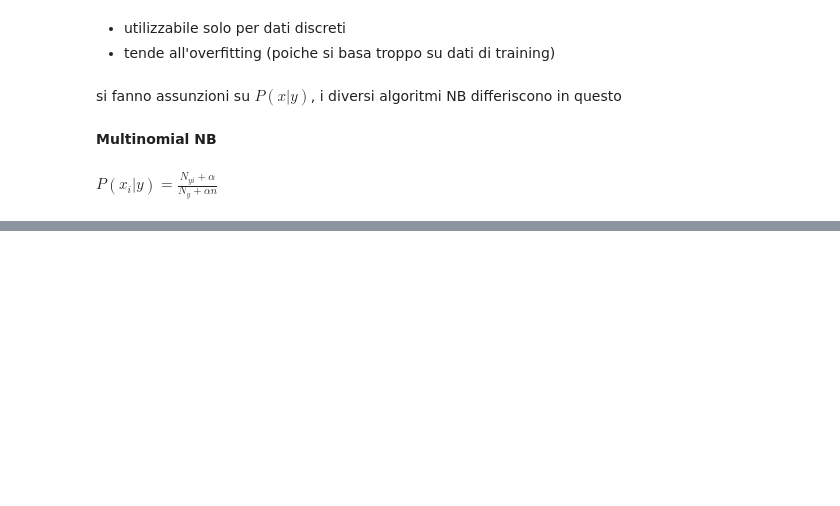
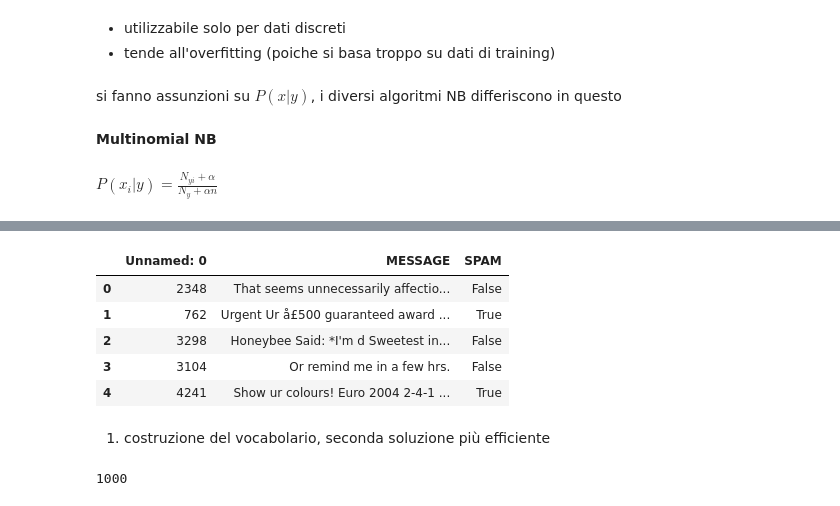
Before and after one commit to adanfindo/ProAI, a Jupyter notebook: AI_developer/Naive_Bayes.ipynb, the cells around one changed output, grey strips where cells are left out. Drawn from its saved outputs; the diff is of its cells as text; code cells hidden in the pictures; blank space fills up the shorter version.

```diff
--- a/AI_developer/Naive_Bayes.ipynb
+++ b/AI_developer/Naive_Bayes.ipynb
@@ -69,0 +174,18 @@ valido per dati multinomiali
+# %%
+BASE_URL = 'https://raw.githubusercontent.com/ProfAI/machine-learning-modelli-e-algoritmi/3a3ea7a52fcc36781559a2a3071bdab6a09bcfbe/datasets/'
+# %%
+df = pd.read_csv(BASE_URL+'spam.csv')
+df.head()
+# %% [output]
+|  | Unnamed: 0 | MESSAGE | SPAM |
+| 0 | 2348 | That seems unnecessarily affectio... | False |
+| 1 | 762 | Urgent Ur å£500 guaranteed award ... | True |
+| 2 | 3298 | Honeybee Said: *I'm d Sweetest in... | False |
+| 3 | 3104 | Or remind me in a few hrs. | False |
+| 4 | 4241 | Show ur colours! Euro 2004 2-4-1 ... | True |
+# %% [markdown]
+1. costruzione del vocabolario, seconda soluzione più efficiente
+# %%
+len(df)
+# %% [output]
+1000
```
Also changed, not shown: parts of 39 cells of this notebook.
